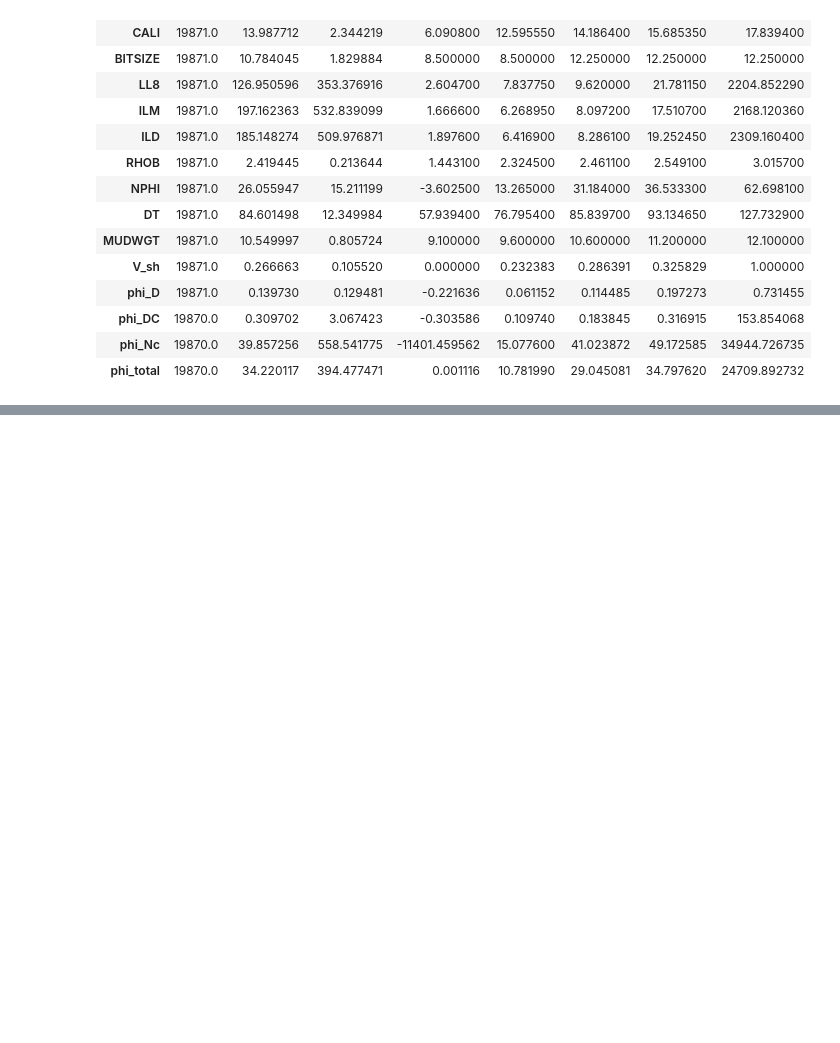
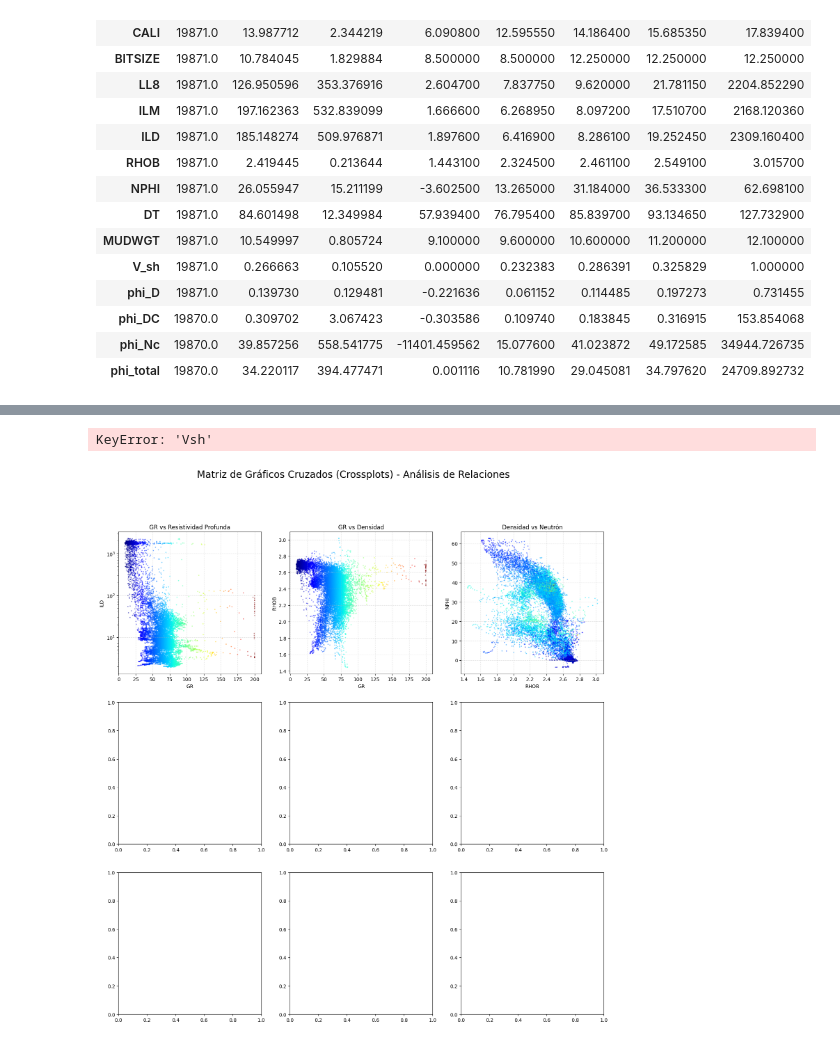
Before and after one commit to Albieri151/Ejercicios-Data-Science-Petroleo, a Jupyter notebook: Alana_Albieri_week1.ipynb, the cells around one changed output, grey strips where cells are left out. Saved outputs shown, nothing was run; the diff lists cells and outputs as text; code cells hidden in the pictures; blank space fills up the shorter version.

```diff
--- a/Alana_Albieri_week1.ipynb
+++ b/Alana_Albieri_week1.ipynb
@@ -166,0 +223,43 @@ df_well_log_copy.describe().T
+# %%
+# Creamos una matriz de 3x3 subgráficos
+fig, axes = plt.subplots(3, 3, figsize=(18, 18))
+fig.suptitle('Matriz de Gráficos Cruzados (Crossplots) - Análisis de Relaciones', fontsize=20)
+
+# Definimos las combinaciones de propiedades a graficar
+# Formato: (Eje X, Eje Y, Título, LogX?, LogY?)
+plot_configs = [
+    ('GR', 'ILD', 'GR vs Resistividad Profunda', False, True),
+    ('GR', 'RHOB', 'GR vs Densidad', False, False),
+    ('RHOB', 'NPHI', 'Densidad vs Neutrón', False, False),
+    ('Vsh', 'phi_T', 'Vol. Arcilla vs Porosidad Total', False, False),
+    ('phi_T', 'k', 'Porosidad vs Permeabilidad', False, True),
+    ('ILD', 'phi_T', 'Resistividad vs Porosidad', True, False),
+    ('GR', 'DT', 'GR vs Sónico', False, False),
+    ('RHOB', 'phi_T', 'Densidad vs Porosidad', False, False),
+    ('Sw', 'phi_T', 'Saturación vs Porosidad', False, False)
+]
+
+for i, (x_col, y_col, title, log_x, log_y) in enumerate(plot_configs):
+    row, col = i // 3, i % 3
+    ax = axes[row, col]
+
+    # Graficamos usando un scatter plot con color basado en Vsh
+    sc = ax.scatter(df_well_log_copy[x_col], df_well_log_copy[y_col], c=df_well_log_copy['V_sh'], cmap='jet', alpha=0.4, s=2)
+
+    ax.set_title(title, fontsize=12)
+    ax.set_xlabel(x_col)
+    ax.set_ylabel(y_col)
+    ax.grid(True, linestyle=':', alpha=0.6)
+
+    if log_x: ax.set_xscale('log')
+    if log_y: ax.set_yscale('log')
+
+# Añadimos una barra de color común para representar Vsh
+cbar_ax = fig.add_axes([0.92, 0.15, 0.02, 0.7])
+fig.colorbar(sc, cax=cbar_ax, label='Volumen de Arcilla (V_sh)')
+
+plt.tight_layout(rect=[0, 0.03, 0.9, 0.95])
+plt.show()
+# %% [output]
+KeyError: 'Vsh'
+[figure, added]
```
Also changed, not shown: parts of 5 cells of this notebook.
